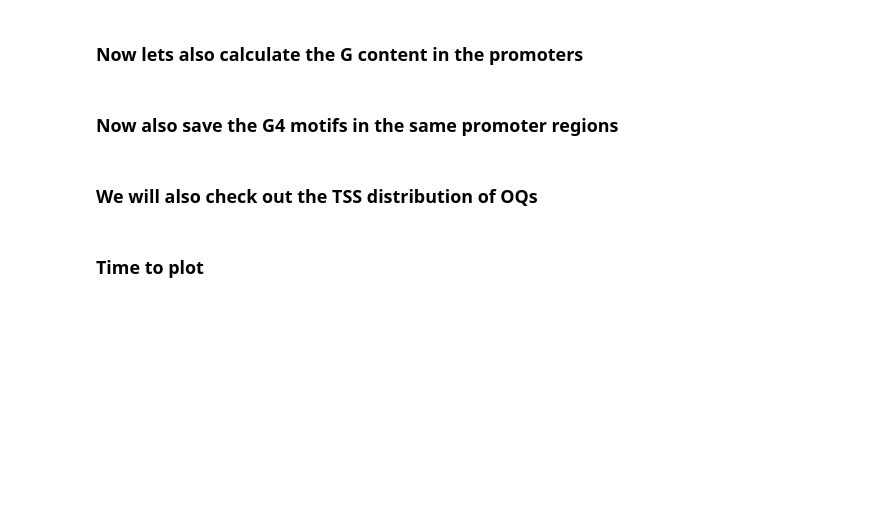
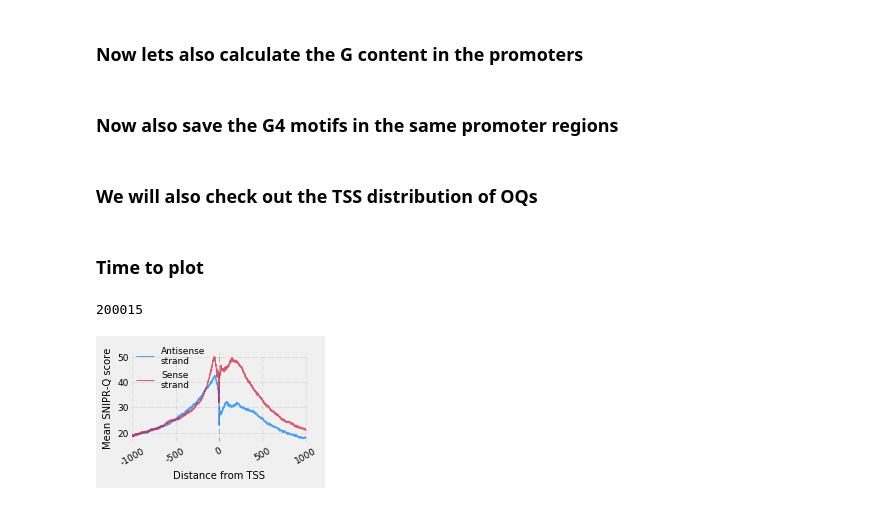
Before and after one commit to Rohit-Satyam/qg, a Jupyter notebook: Promoter_analysis.ipynb, the cells around one changed output. Drawn from its saved outputs; the diff is of its cells as text; code cells hidden in the pictures; blank space fills up the shorter version.

```diff
--- a/Promoter_analysis.ipynb
+++ b/Promoter_analysis.ipynb
@@ -230,6 +228,32 @@ gene_array_exp = {}
 for orient in ['sense', 'antisense']:
     gene_array_oq[orient] = np.load('../data/gene_arrays/K2_oq_%s.npy' % orient)
     gene_array_exp[orient] = np.load('../data/gene_arrays/snipr_%s.npy' % orient)
+# %%
+len(gene_array_exp['antisense'])
+# %% [output]
+200015
+# %%
+fig, ax = plt.subplots(1, 1, figsize=(3.4, 2.2))
+
+a = gene_array_exp['antisense']
+ax.plot(a.mean(axis=0), c='dodgerblue', lw=1, alpha=0.8, label='Antisense\nstrand')
+a = gene_array_exp['sense']
+ax.plot(a.mean(axis=0), c='crimson', lw=1, alpha=0.7, label='Sense\nstrand')
+
+ax.axvline(1000, lw=0.5, ls='--', c='k', alpha=0.4)
+ax.legend(frameon=False, fontsize=9, loc=(0, 0.55))
+ax.set_ylabel('Mean SNIPR-Q score', fontsize=10)
+ax.set_xlabel('Distance from TSS', fontsize=10)
+ax.set_xticklabels([-1000, -500, 0, 500, 1000], rotation=30)
+ax.set_xlim((0, 2010))
+clean_axis(ax)
+
+plt.tight_layout()
+plt.savefig('../images/promoter_all_snipr_scores.svg',
+            transparent=True, edgecolor='none')
+plt.show()
+# %% [output]
+[figure, added]
 # %%
 fig, ax = plt.subplots(1, 1, figsize=(3.4, 2.2))
 
```
Also changed, not shown: parts of 10 cells of this notebook, 35 other files.
